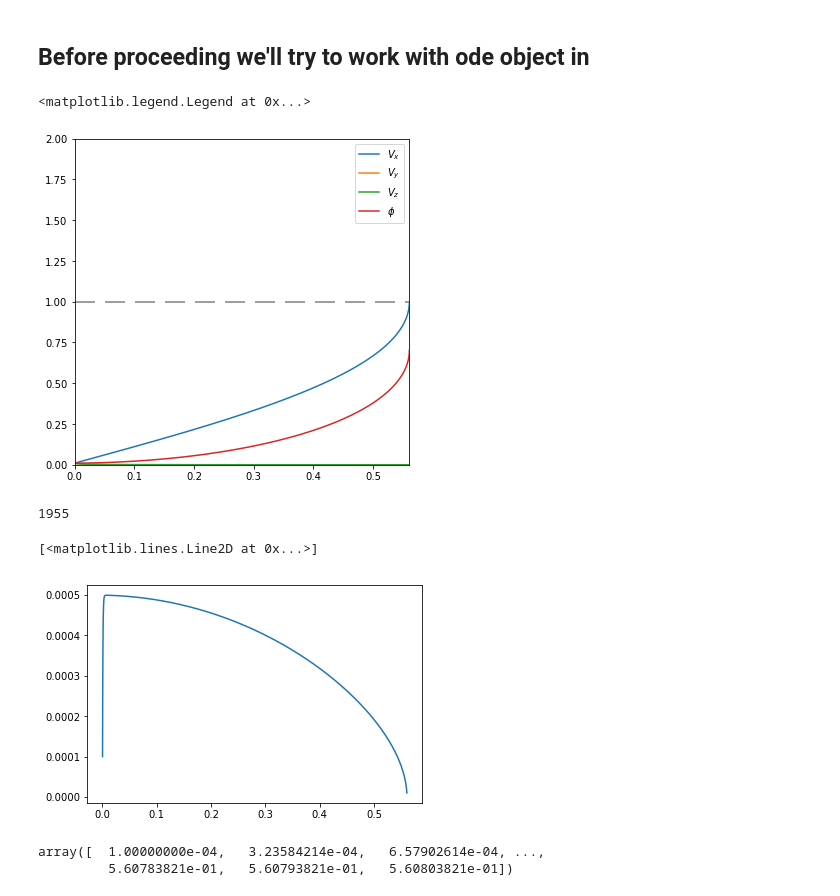
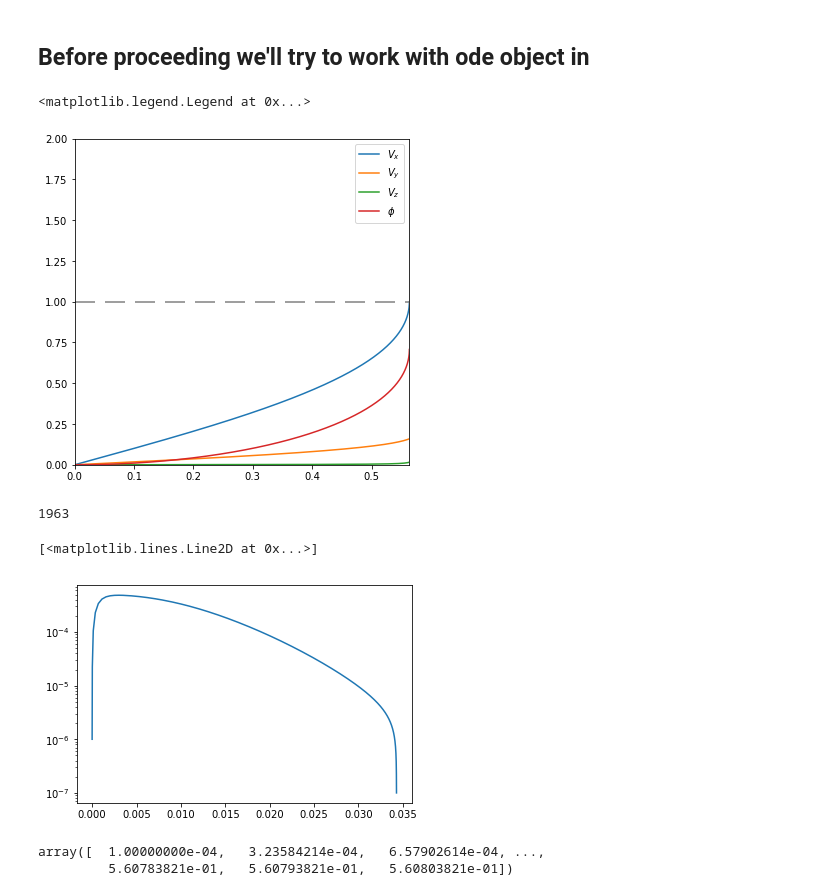
Before and after one commit to khaziev/sheath-models, a Jupyter notebook: zimmerman-sheath-prototype/zimmerman.ipynb, the cells around one changed output. Drawn from its saved outputs; the diff is of its cells as text; code cells hidden in the pictures.

```diff
--- a/zimmerman-sheath-prototype/zimmerman.ipynb
+++ b/zimmerman-sheath-prototype/zimmerman.ipynb
@@ -66,7 +66,7 @@ def odeint_zimmerman(zimmerman_func, y0, params, dx=1e-5):
 
     return np.array(result), np.array(x_space)
 # %%
-params = {'omega': 1, 'alpha': 20 *np.pi/180, 'tau':1e1, 'delta': 10}
+params = {'omega': 1, 'alpha': 20 *np.pi/180, 'tau':1e1, 'delta': 1}
 
 y0 = np.array([1e-6, 0, 0, 0])
 
@@ -139,7 +139,7 @@ def zimmerman_func_i(t, x, params):
 
     return result
 # %%
-def dynamic_stepping(y, y_prev, dx0, dx_min = 1e-5, dx_max=10, dy=5e-4):
+def dynamic_stepping(y, y_prev, dx0, dx_min = 1e-7, dx_max=10, dy=5e-4):
     grad = np.abs(y[0] - y_prev[0])/dx0
     dx = dy/grad
 
@@ -192,13 +192,13 @@ def zimmerman_solve(func, params, y0 = np.array([1e-3, 1e-3, 1e-3, 1e-3]), x0=0,
 
     return x, y, steps
 # %%
-params = {'omega': 1, 'alpha': 2 *np.pi/180, 'tau': 0, 'delta': 1}
+params = {'omega': 1, 'alpha': 80 *np.pi/180, 'tau': 100, 'delta': 1}
 #params = {'omega': 1, 'alpha': 20 *np.pi/180, 'tau':1, 'delta': 10}
 
-y0 = np.array([1e-2, 1e-2, 1e-2, 1e-2])
-#y0 = np.array([1e-6, 1e-6, 1e-6, 1e-6])
+#y0 = np.array([1e-2, 1e-2, 1e-2, 1e-2])
+y0 = np.array([1e-6, 1e-6, 1e-6, 1e-6])
 
-x, y, steps = zimmerman_solve(zimmerman_func_i, params, dx=1e-4, y0=y0)
+x, y, steps = zimmerman_solve(zimmerman_func_i, params, dx=1e-6, y0=y0)
 
 fig, ax = plt.subplots(figsize=(6,6))
 
@@ -219,14 +219,14 @@ plt.xlim(0, max(x))
 plt.legend()
 # %% [output]
 <matplotlib.legend.Legend at 0x...>
-[figure, old version]
+[figure, new version]
 # %%
 print(len(steps))
-plt.plot(np.cumsum(steps), steps)
+plt.semilogy(np.cumsum(steps), steps)
 # %% [output]
-1955
+1963
 [<matplotlib.lines.Line2D at 0x...>]
-[figure, old version]
+[figure, new version]
 # %%
 np.cumsum(steps)
 # %% [output]
```
Also changed, not shown: 2 other files.
